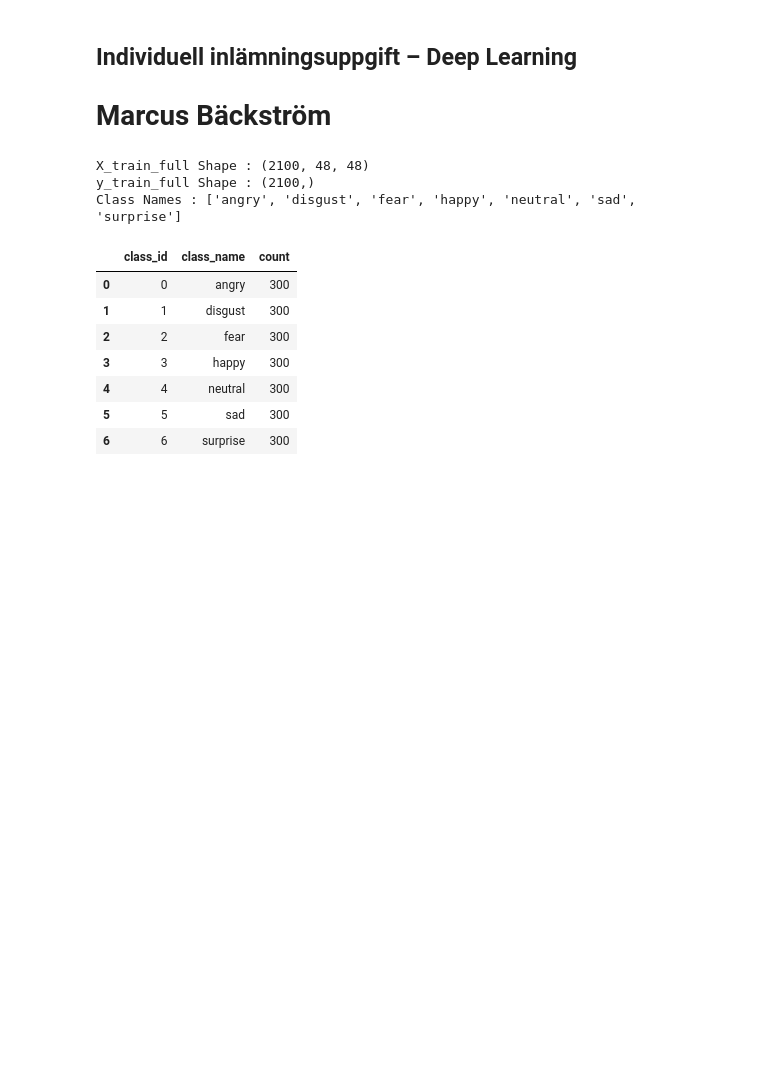
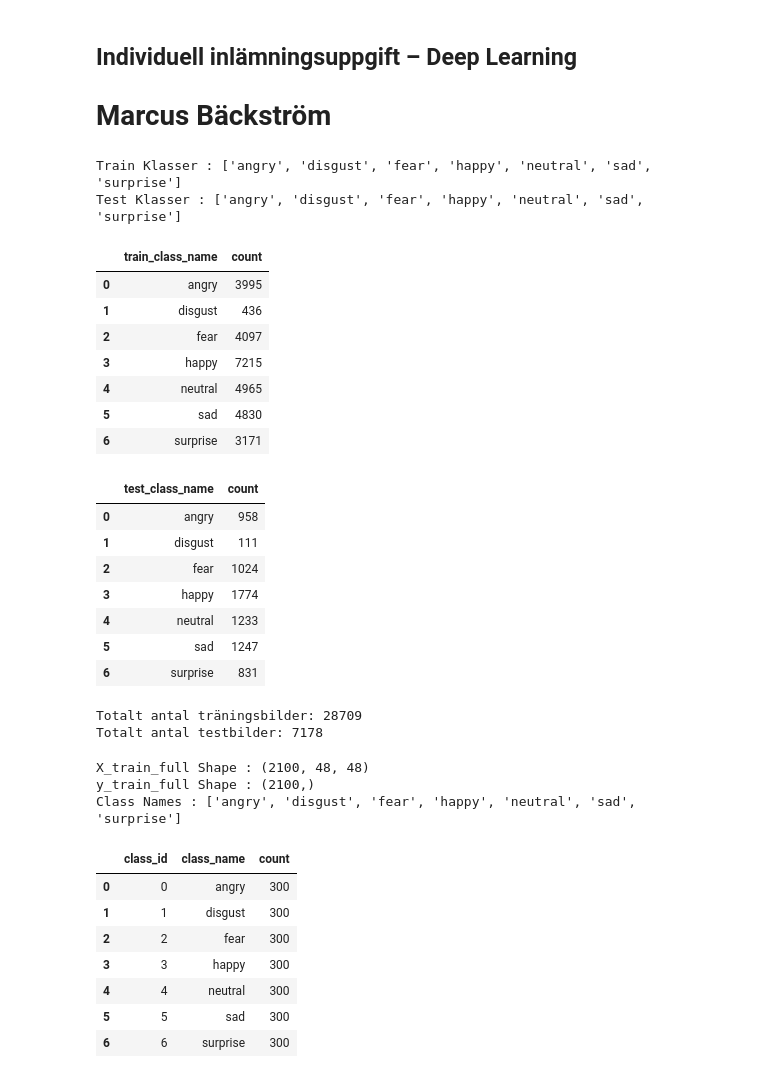
Before and after one commit to MarcusMorlock/Deep_Learning_Individuell_Marcus_Backstrom, a Jupyter notebook: Report_Marcus_Bäckström.ipynb, the cells around one changed output. Saved outputs shown, nothing was run; the diff lists cells and outputs as text; code cells hidden in the pictures; blank space fills up the shorter version.

```diff
--- a/Report_Marcus_Bäckström.ipynb
+++ b/Report_Marcus_Bäckström.ipynb
@@ -62 +85,45 @@ def load_images_from_folder(dir, image_size=(48, 48), max_per_class = None ):
+# %%
+class_names_train = sorted(os.listdir(train_dir))
+print(f"Train Klasser : {class_names_train}")
+class_names_test = sorted(os.listdir(test_dir))
+print(f"Test Klasser : {class_names_test}")
+# %% [output]
+Train Klasser : ['angry', 'disgust', 'fear', 'happy', 'neutral', 'sad', 'surprise']
+Test Klasser : ['angry', 'disgust', 'fear', 'happy', 'neutral', 'sad', 'surprise']
+# %%
+class_distribution_train = pd.DataFrame({
+    "train_class_name": class_names_train,
+    "count": [len(os.listdir(os.path.join(train_dir, cls))) for cls in class_names_train]
+})
+
+class_distribution_test = pd.DataFrame({
+    "test_class_name": class_names_test,
+    "count": [len(os.listdir(os.path.join(test_dir, cls))) for cls in class_names_test]
+})
+
+display(class_distribution_train)
+display(class_distribution_test)
+# %% [output]
+|  | train_class_name | count |
+| 0 | angry | 3995 |
+| 1 | disgust | 436 |
+| 2 | fear | 4097 |
+| 3 | happy | 7215 |
+| 4 | neutral | 4965 |
+| 5 | sad | 4830 |
+| 6 | surprise | 3171 |
+|  | test_class_name | count |
+| 0 | angry | 958 |
+| 1 | disgust | 111 |
+| 2 | fear | 1024 |
+| 3 | happy | 1774 |
+| 4 | neutral | 1233 |
+| 5 | sad | 1247 |
+| 6 | surprise | 831 |
+# %%
+print("Totalt antal träningsbilder:", class_distribution_train["count"].sum())
+print("Totalt antal testbilder:", class_distribution_test["count"].sum())
+# %% [output]
+Totalt antal träningsbilder: 28709
+Totalt antal testbilder: 7178
 # %%
```
Also changed, not shown: parts of 5 cells of this notebook, 1 other file.
